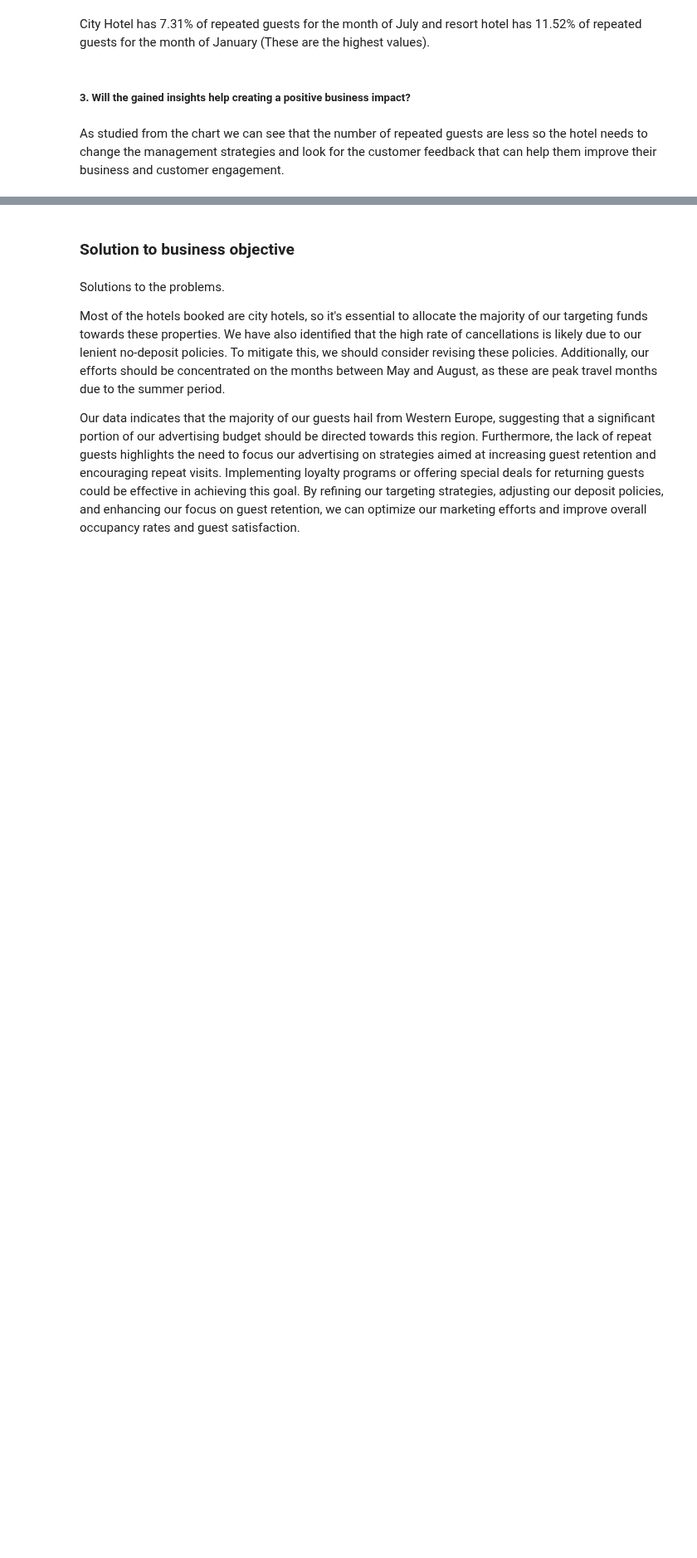
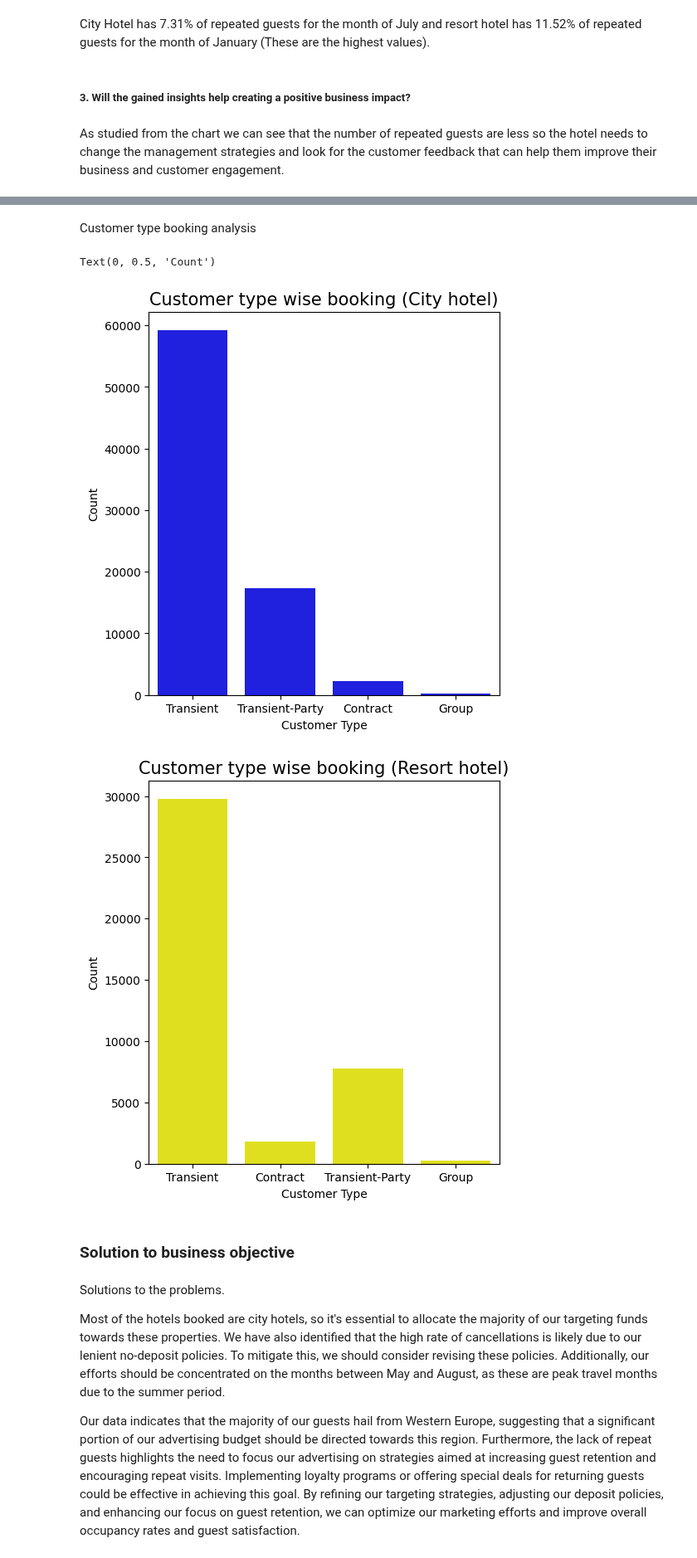
Before and after one commit to Codewith-Soumya/Hotel-Booking-Analysis, a Jupyter notebook: Hotel_booking_analysis_coding_Capstrone_Project_2.ipynb, the cells around one changed output, grey strips where cells are left out. Shown at 83% size. Cells and saved outputs as stored; diff of their text form; code cells hidden in the pictures; blank space fills up the shorter version.

```diff
--- a/Hotel_booking_analysis_coding_Capstrone_Project_2.ipynb
+++ b/Hotel_booking_analysis_coding_Capstrone_Project_2.ipynb
@@ -811,3 +815,29 @@ As studied from the chart we can see that the number of repeated guests are less
+# %% [markdown]
+Customer type booking analysis
+# %%
+# Filter the data
+city_hotel_data = hotel_booking_data[hotel_booking_data['hotel'] == 'City Hotel']
+resort_hotel_data = hotel_booking_data[hotel_booking_data['hotel'] == 'Resort Hotel']
+
+# Plotting for city hotel
+plt.figure(figsize=(12, 6))
+plt.subplot(1, 2, 1)
+sns.countplot(x='customer_type', data= city_hotel_data, color= 'blue')
+plt.title("Customer type wise booking (City hotel)", size=15)
+plt.xlabel('Customer Type')
+plt.ylabel('Count')
+
+# Plotting for resort hotel data
+plt.figure(figsize=(12, 6))
+plt.subplot(1, 2, 1)
+sns.countplot(x='customer_type', data= resort_hotel_data, color= 'yellow')
+plt.title("Customer type wise booking (Resort hotel)", size=15)
+plt.xlabel('Customer Type')
+plt.ylabel('Count')
+# %% [output]
+Text(0, 0.5, 'Count')
+[figure, added]
+[figure, added]
 # %% [markdown]
 ### Solution to business objective
 # %% [markdown]
```
Also changed, not shown: parts of 4 cells of this notebook.
